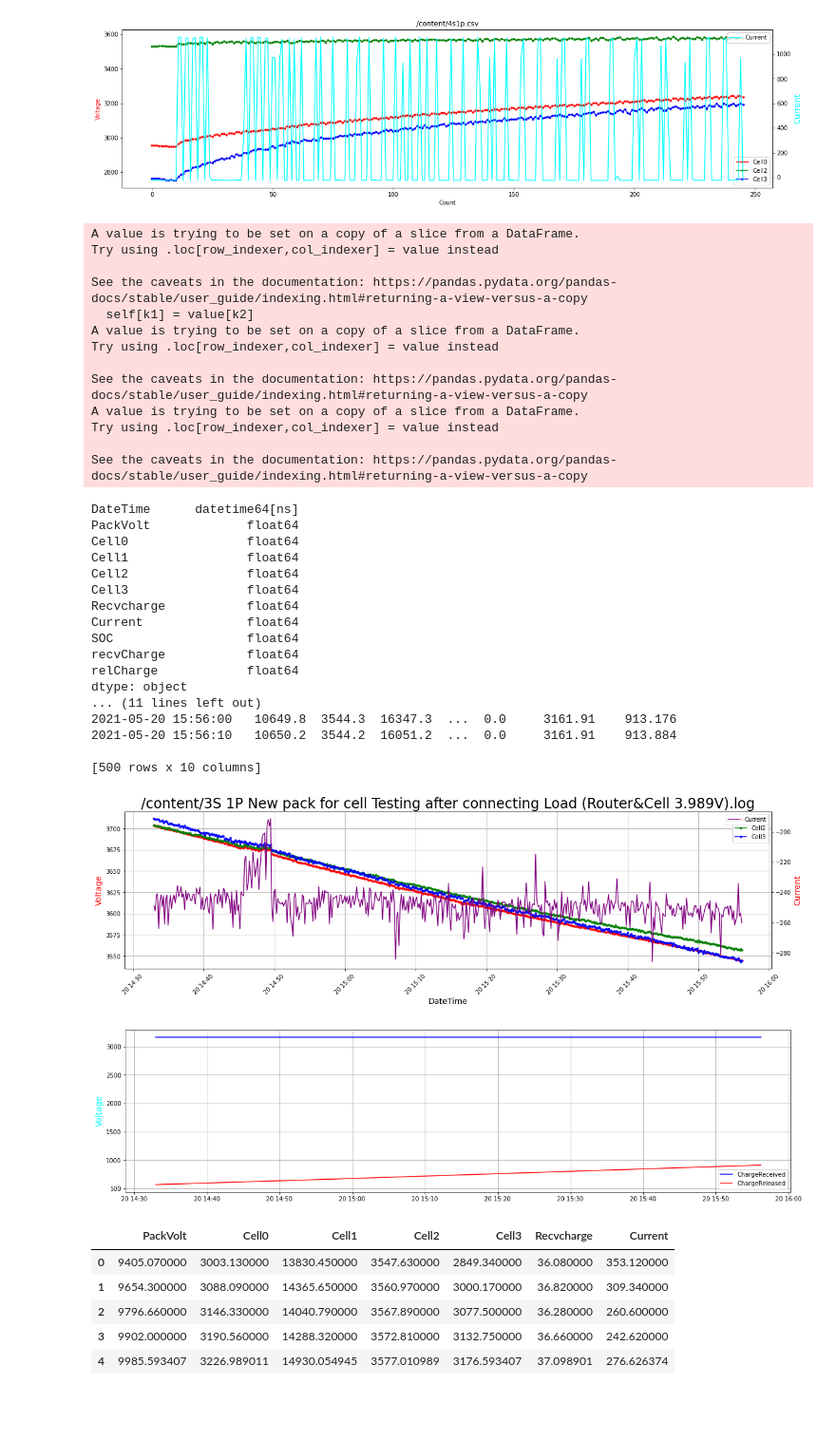
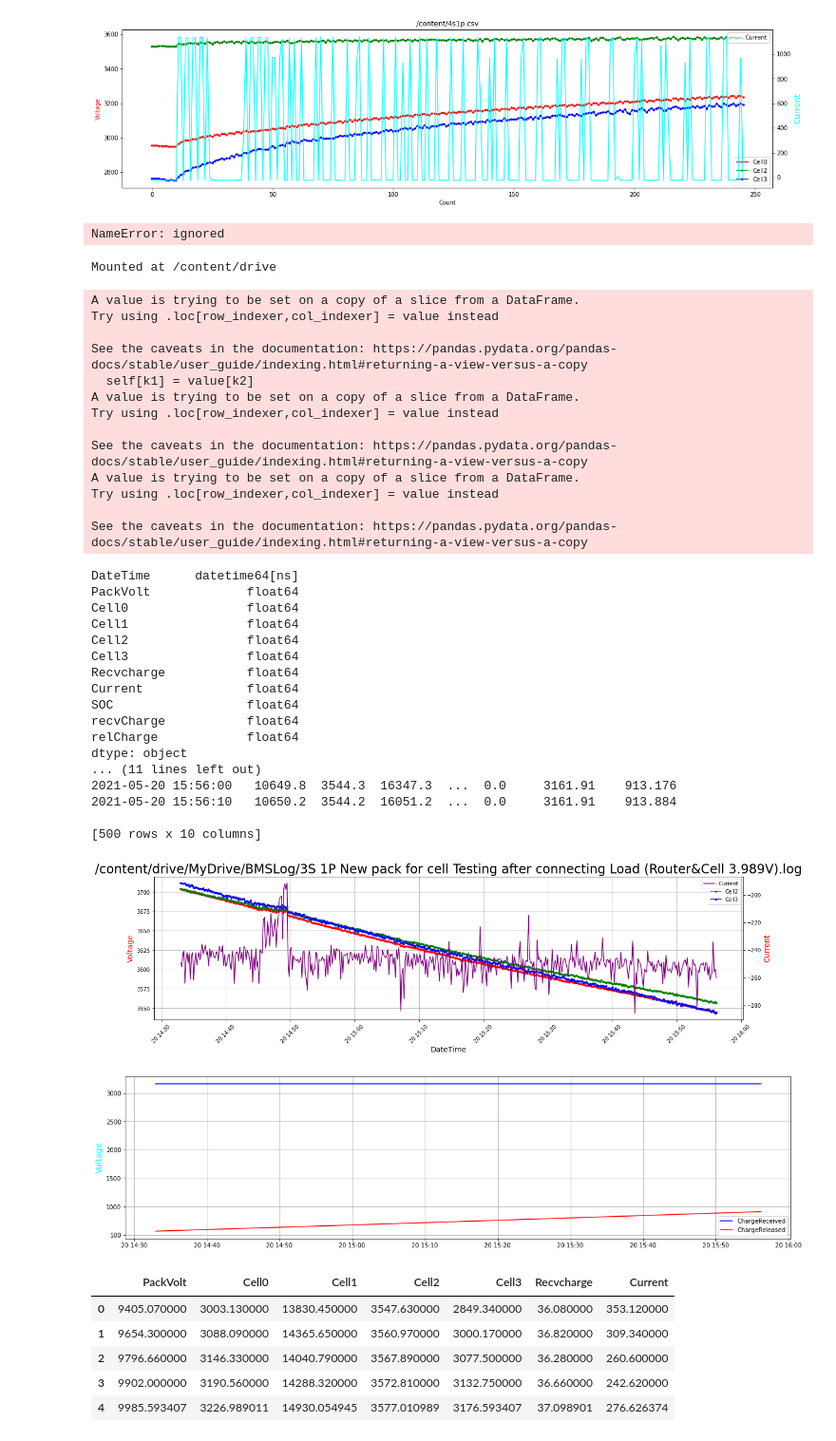
Before and after one commit to priyasathish13/https-classroom.github.com-a-sjC9IRF1, a Jupyter notebook: Welcome_To_Colaboratory.ipynb, the cells around one changed output. Shown: that part at 95% size. Saved outputs shown, nothing was run; the diff lists cells and outputs as text; code cells hidden in the pictures; blank space fills up the shorter version.

Commit message:
Provided option to mount the Google Drive directly from Colab

```diff
--- a/Welcome_To_Colaboratory.ipynb
+++ b/Welcome_To_Colaboratory.ipynb
@@ -117,12 +117,44 @@ plt1.show()
 
 [491 rows x 7 columns]
 [figure]
+# %%
+# Code to read csv file into Colaboratory:
+!pip install -U -q PyDrive
+from pydrive.auth import GoogleAuth
+from pydrive.drive import GoogleDrive
+from google.colab import auth
+from oauth2client.client import GoogleCredentials
+# Authenticate and create the PyDrive client.
+auth.authenticate_user()
+gauth = GoogleAuth()
+gauth.credentials = GoogleCredentials.get_application_default()
+drive = GoogleDrive(gauth)
+
+link="https://drive.google.com/file/d/1IMJkOk6OuW9h2XmSnfzhnnRjH4eKW2L7/view?usp=sharing"
+
+#fluff, id = link.split('=')
+#print (id) # Verify that you have everything after '='
+
+downloaded = drive.CreateFile({'id': uploaded.get('id')})
+print('Downloaded content "{}"'.format(downloaded.GetContentString()))
+
+#downloaded = drive.CreateFile({'id':id})
+#downloaded.GetContentFile('3S 1P New pack for cell Testing after connecting Load (Router&Cell 3.989V).log')
+#df3 = pd.read_csv('3S 1P New pack for cell Testing after connecting Load (Router&Cell 3.989V).log')
+# Dataset is now stored in a Pandas Dataframe
+# %% [output]
+NameError: ignored
+# %%
+from google.colab import drive
+drive.mount('/content/drive')
+# %% [output]
+Mounted at /content/drive
 # %%
 #Graph Plotting Done based on DateTime as Index
 #The Graph can be customized based on number of seconds, minutes, hours and day
 import pandas as pd
 import numpy as np
-fileName='/content/3S 1P New pack for cell Testing after connecting Load (Router&Cell 3.989V).log'
+fileName='/content/drive/MyDrive/BMSLog/3S 1P New pack for cell Testing after connecting Load (Router&Cell 3.989V).log'
 data1=pd.read_csv(fileName,sep=',',delimiter='\t')#Working
 #data1=pd.read_csv("/content/13Ah Battery Pack after charging All the cell at same Voltage 1.8A Load",sep=',',delimiter='\t')
 
@@ -201,34 +233,34 @@ ax3.grid()
 A value is trying to be set on a copy of a slice from a DataFrame.
 Try using .loc[row_indexer,col_indexer] = value instead
 
 See the caveats in the documentation: https://pandas.pydata.org/pandas-docs/stable/user_guide/indexing.html#returning-a-view-versus-a-copy
   self[k1] = value[k2]
 A value is trying to be set on a copy of a slice from a DataFrame.
 Try using .loc[row_indexer,col_indexer] = value instead
 
 See the caveats in the documentation: https://pandas.pydata.org/pandas-docs/stable/user_guide/indexing.html#returning-a-view-versus-a-copy
 A value is trying to be set on a copy of a slice from a DataFrame.
 Try using .loc[row_indexer,col_indexer] = value instead
 
 See the caveats in the documentation: https://pandas.pydata.org/pandas-docs/stable/user_guide/indexing.html#returning-a-view-versus-a-copy
 DateTime      datetime64[ns]
 PackVolt             float64
 Cell0                float64
 Cell1                float64
 Cell2                float64
 Cell3                float64
 Recvcharge           float64
 Current              float64
 SOC                  float64
 recvCharge           float64
 relCharge            float64
 dtype: object
 ... (11 lines left out)
 2021-05-20 15:56:00   10649.8  3544.3  16347.3  ...  0.0     3161.91    913.176
 2021-05-20 15:56:10   10650.2  3544.2  16051.2  ...  0.0     3161.91    913.884
 
 [500 rows x 10 columns]
-[figure, old version]
+[figure, new version]
 [figure]
 # %%
 CellData1.groupby(np.arange(len(CellData1))//100).mean()
```
